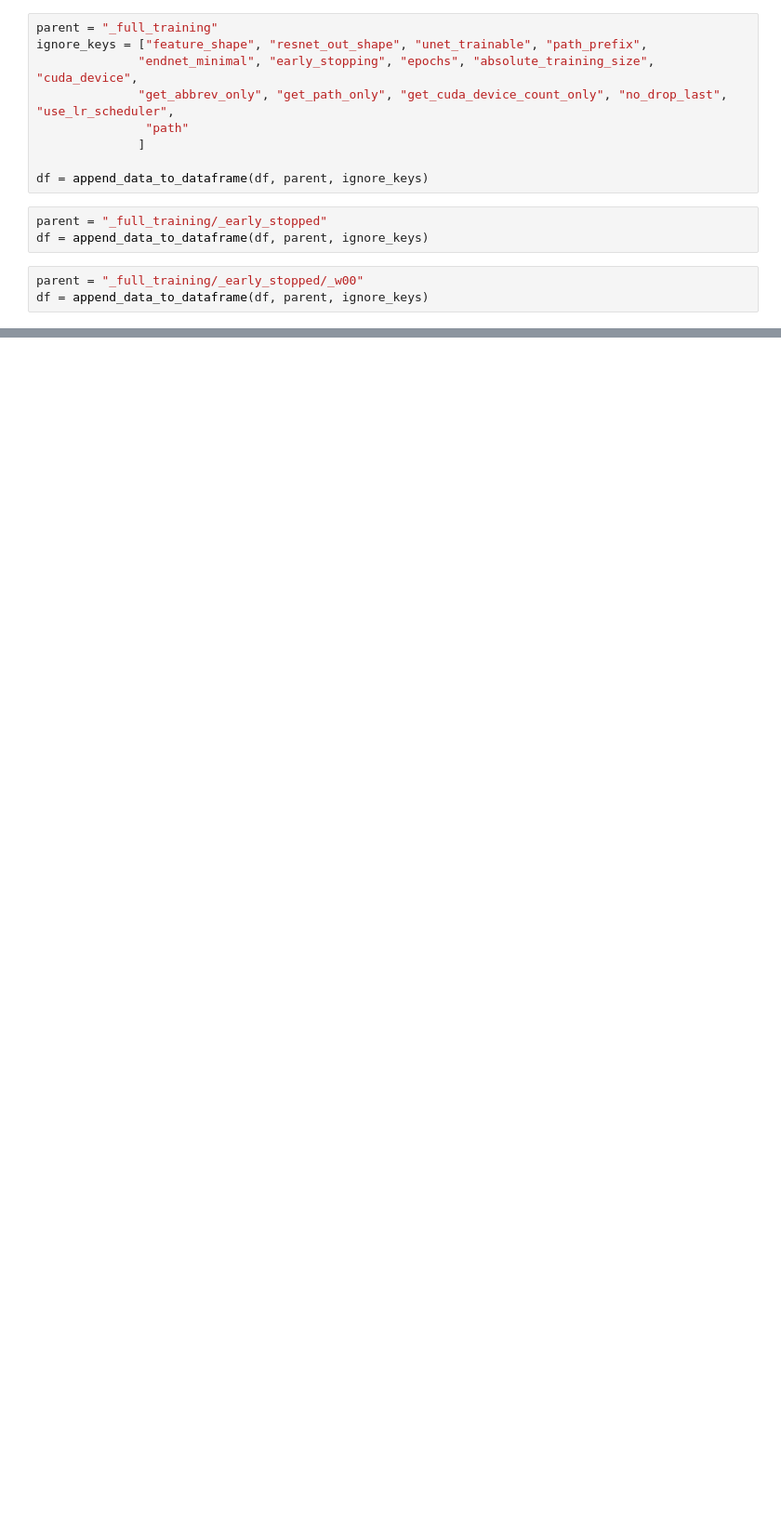
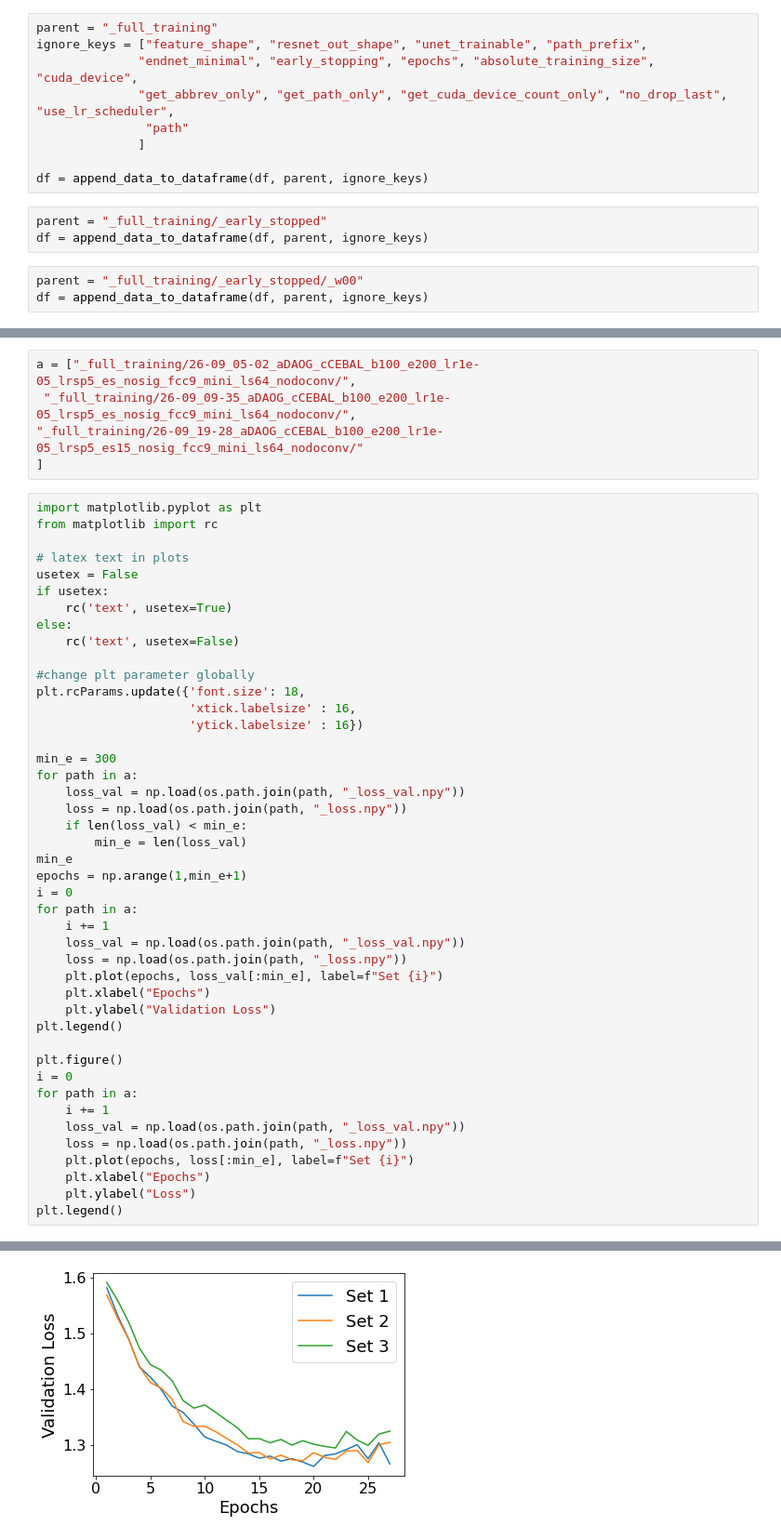
Before and after one commit to CarlaSa/AML_project, a Jupyter notebook: Show Full Training Results.ipynb, the cells around one changed output, grey strips where cells are left out. Shown at 93% size. Drawn from its saved outputs; the diff is of its cells as text; blank space fills up the shorter version.

```diff
--- a/Show Full Training Results.ipynb
+++ b/Show Full Training Results.ipynb
@@ -71,0 +87,50 @@ df.sort_values(by=["best validation loss"])
+# %%
+a = ["_full_training/26-09_05-02_aDAOG_cCEBAL_b100_e200_lr1e-05_lrsp5_es_nosig_fcc9_mini_ls64_nodoconv/",
+ "_full_training/26-09_09-35_aDAOG_cCEBAL_b100_e200_lr1e-05_lrsp5_es_nosig_fcc9_mini_ls64_nodoconv/",
+"_full_training/26-09_19-28_aDAOG_cCEBAL_b100_e200_lr1e-05_lrsp5_es15_nosig_fcc9_mini_ls64_nodoconv/"
+]
+# %%
+import matplotlib.pyplot as plt
+from matplotlib import rc
+
+# latex text in plots
+usetex = False
+if usetex:
+    rc('text', usetex=True)
+else:
+    rc('text', usetex=False)
+
+#change plt parameter globally
+plt.rcParams.update({'font.size': 18,
+                     'xtick.labelsize' : 16,
+                     'ytick.labelsize' : 16})
+
+min_e = 300
+for path in a:
+    loss_val = np.load(os.path.join(path, "_loss_val.npy"))
+    loss = np.load(os.path.join(path, "_loss.npy"))
+    if len(loss_val) < min_e:
+        min_e = len(loss_val)
+min_e
+epochs = np.arange(1,min_e+1)
+i = 0
+for path in a:
+    i += 1
+    loss_val = np.load(os.path.join(path, "_loss_val.npy"))
+    loss = np.load(os.path.join(path, "_loss.npy"))
+    plt.plot(epochs, loss_val[:min_e], label=f"Set {i}")
+    plt.xlabel("Epochs")
+    plt.ylabel("Validation Loss")
+plt.legend()
+
+plt.figure()
+i = 0
+for path in a:
+    i += 1
+    loss_val = np.load(os.path.join(path, "_loss_val.npy"))
+    loss = np.load(os.path.join(path, "_loss.npy"))
+    plt.plot(epochs, loss[:min_e], label=f"Set {i}")
+    plt.xlabel("Epochs")
+    plt.ylabel("Loss")
+plt.legend()
+# %% [output]
@@ -71,0 +138 @@ df.sort_values(by=["best validation loss"])
+[figure, added]
```
Also changed, not shown: parts of 6 cells of this notebook.
